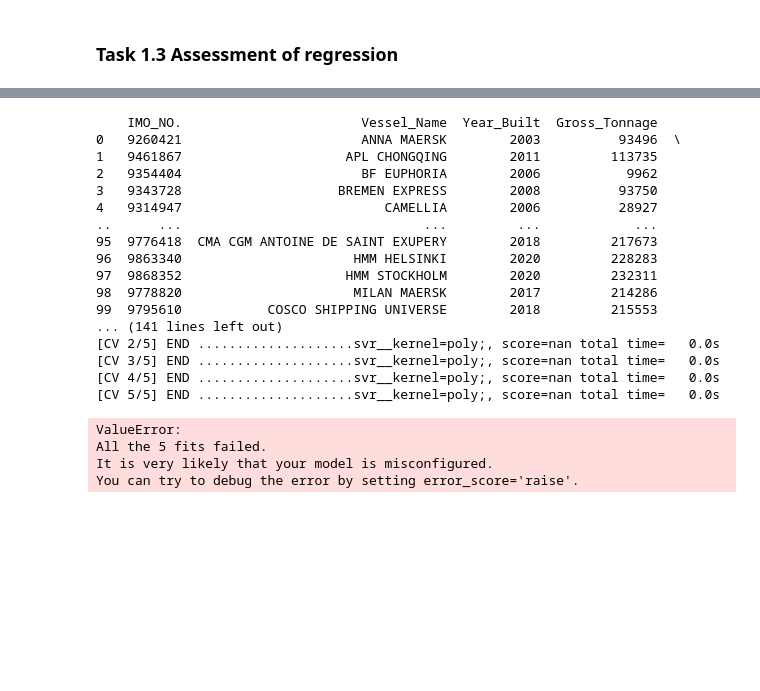
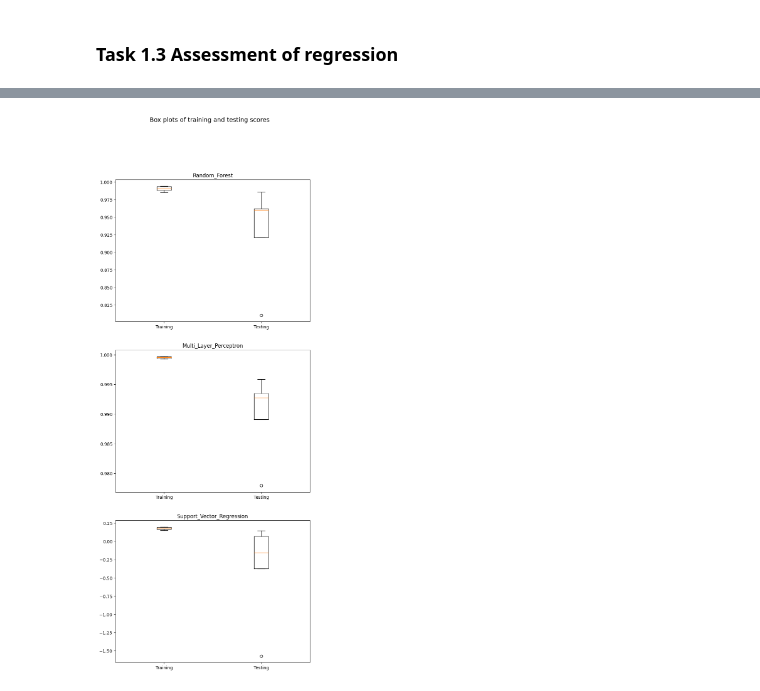
Before and after one commit to ricky11/COMP2002-AI, a Jupyter notebook: 1.1 Data Prep/Assessment2Final.ipynb, the cells around one changed output, grey strips where cells are left out. Cells and saved outputs as stored; diff of their text form; code cells hidden in the pictures; blank space fills up the shorter version.

```diff
--- a/1.1 Data Prep/Assessment2Final.ipynb
+++ b/1.1 Data Prep/Assessment2Final.ipynb
@@ -390,10 +420,0 @@ Based on the GridSearch we know the best paramaters to use are :
-# %%
-from sklearn.model_selection import cross_validate
-rf_model = fit_model['Multi_Layer_Perceptron']
-print(rf_model)
-
-# cv_results = cross_validate(estimator=rf_model, X=X_train, y=y_train, cv=5, scoring='neg_mean_absolute_error',return_train_score=True)
-cv_results = cross_validate(estimator=rf_model, X=scaled_X_Train, y=y_train, cv=5, return_train_score=True)
-training = cv_results["train_score"]
-testing = cv_results["test_score"]
-plt.boxplot([training, testing], labels=['Training', 'Testing'])
@@ -434,35 +421,15 @@ Fitting 5 folds for each of 16 candidates, totalling 80 fits
-# %%
-#OR OROROR
-
-DO I PASS IN SPLIT DATA OR ORIGINAL DATA?
-
-print(X)
-print(y)
-from sklearn.model_selection import cross_validate
-
-cv_results = cross_validate(model, X, y, cv=5, scoring='neg_mean_absolute_error',return_train_score=True)
-training = cv_results["train_score"]
-testing = cv_results["test_score"]
-plt.boxplot([training, testing], labels=['Training', 'Testing'])
-# %% [output]
-    IMO_NO.                       Vessel_Name  Year_Built  Gross_Tonnage
-0   9260421                       ANNA MAERSK        2003          93496  \
-1   9461867                     APL CHONGQING        2011         113735
-2   9354404                       BF EUPHORIA        2006           9962
-3   9343728                    BREMEN EXPRESS        2008          93750
-4   9314947                          CAMELLIA        2006          28927
-..      ...                               ...         ...            ...
-95  9776418  CMA CGM ANTOINE DE SAINT EXUPERY        2018         217673
-96  9863340                      HMM HELSINKI        2020         228283
-97  9868352                     HMM STOCKHOLM        2020         232311
-98  9778820                      MILAN MAERSK        2017         214286
-99  9795610           COSCO SHIPPING UNIVERSE        2018         215553
-... (141 lines left out)
-[CV 2/5] END ....................svr__kernel=poly;, score=nan total time=   0.0s
-[CV 3/5] END ....................svr__kernel=poly;, score=nan total time=   0.0s
-[CV 4/5] END ....................svr__kernel=poly;, score=nan total time=   0.0s
-[CV 5/5] END ....................svr__kernel=poly;, score=nan total time=   0.0s
-ValueError:
-All the 5 fits failed.
-It is very likely that your model is misconfigured.
-You can try to debug the error by setting error_score='raise'.
+# %%
+from sklearn.model_selection import cross_validate
+fig, axs = plt.subplots(len(fit_model), 1, figsize=(8, 20))
+fig.suptitle('Box plots of training and testing scores', fontsize=14)
+for i,algo in enumerate(fit_model):
+    regression_model = fit_model[algo].best_estimator_ #Using the .best_estimator reached from the GridSearchCV fitting.
+    cv_results = cross_validate(estimator=regression_model, X=scaled_X_Test, y=y_test, cv=5, scoring='r2' ,return_train_score=True)
+    training = cv_results["train_score"]
+    testing = cv_results["test_score"]
+    axs[i].boxplot([training, testing], labels=['Training', 'Testing'])
+    axs[i].set_title(algo)
+
+plt.show()
+# %% [output]
+[figure, added]
```
Also changed, not shown: parts of 30 cells of this notebook.
